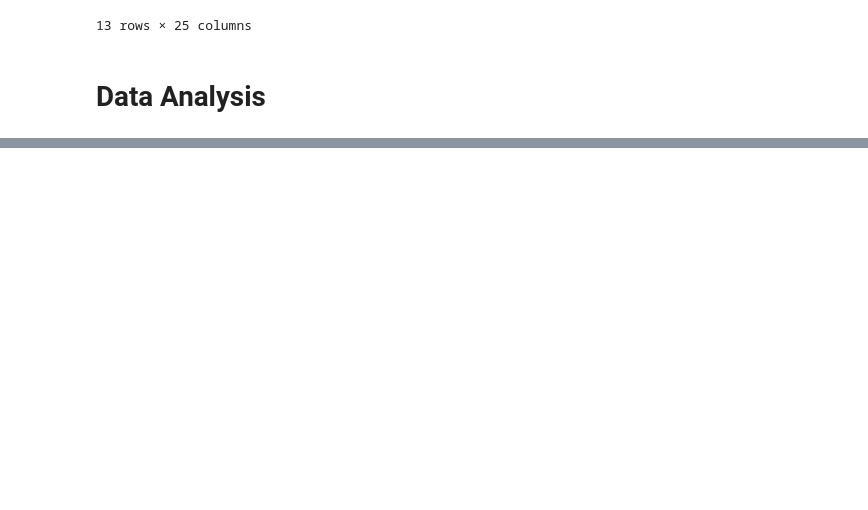
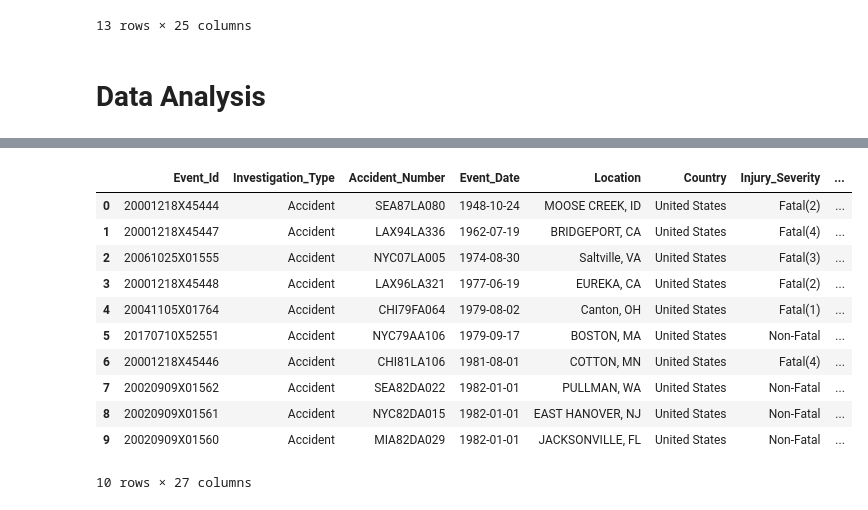
Before and after one commit to Hafsa-mohamed-Ad3n/Evaluating-Low-Risk-Aircraft-for-Growth-in-Aviation-Ventures, a Jupyter notebook: aviation.ipynb, the cells around one changed output, grey strips where cells are left out. Saved outputs shown, nothing was run; the diff lists cells and outputs as text; code cells hidden in the pictures; blank space fills up the shorter version.

```diff
--- a/aviation.ipynb
+++ b/aviation.ipynb
@@ -168,0 +197,31 @@ aviation_data.describe(include='all')
+# %%
+
+
+# Creating a new column 'incident_count' in the original dataframe
+aviation_data['incident_count'] = aviation_data['Registration_Number'].map(aircraft_counts)
+
+#  Classify risk into Low, Medium, High based on the number of incidents (Registration_Number)
+
+def classify_risk(count):
+    if pd.isna(count) or count <= 1:
+        return 'Low Risk'
+    elif count < 185:
+        return 'Medium Risk'
+    else:
+        return 'High Risk'
+
+aviation_data['multiple_incident_risk'] = aviation_data['incident_count'].apply(classify_risk)
+aviation_data.head(10)
+# %% [output]
+|  | Event_Id | Investigation_Type | Accident_Number | Event_Date | Location | Country | Injury_Severity | ... |
+| 0 | 20001218X45444 | Accident | SEA87LA080 | 1948-10-24 | MOOSE CREEK, ID | United States | Fatal(2) | ... |
+| 1 | 20001218X45447 | Accident | LAX94LA336 | 1962-07-19 | BRIDGEPORT, CA | United States | Fatal(4) | ... |
+| 2 | 20061025X01555 | Accident | NYC07LA005 | 1974-08-30 | Saltville, VA | United States | Fatal(3) | ... |
+| 3 | 20001218X45448 | Accident | LAX96LA321 | 1977-06-19 | EUREKA, CA | United States | Fatal(2) | ... |
+| 4 | 20041105X01764 | Accident | CHI79FA064 | 1979-08-02 | Canton, OH | United States | Fatal(1) | ... |
+| 5 | 20170710X52551 | Accident | NYC79AA106 | 1979-09-17 | BOSTON, MA | United States | Non-Fatal | ... |
+| 6 | 20001218X45446 | Accident | CHI81LA106 | 1981-08-01 | COTTON, MN | United States | Fatal(4) | ... |
+| 7 | 20020909X01562 | Accident | SEA82DA022 | 1982-01-01 | PULLMAN, WA | United States | Non-Fatal | ... |
+| 8 | 20020909X01561 | Accident | NYC82DA015 | 1982-01-01 | EAST HANOVER, NJ | United States | Non-Fatal | ... |
+| 9 | 20020909X01560 | Accident | MIA82DA029 | 1982-01-01 | JACKSONVILLE, FL | United States | Non-Fatal | ... |
+10 rows × 27 columns
```
Also changed, not shown: parts of 10 cells of this notebook.
